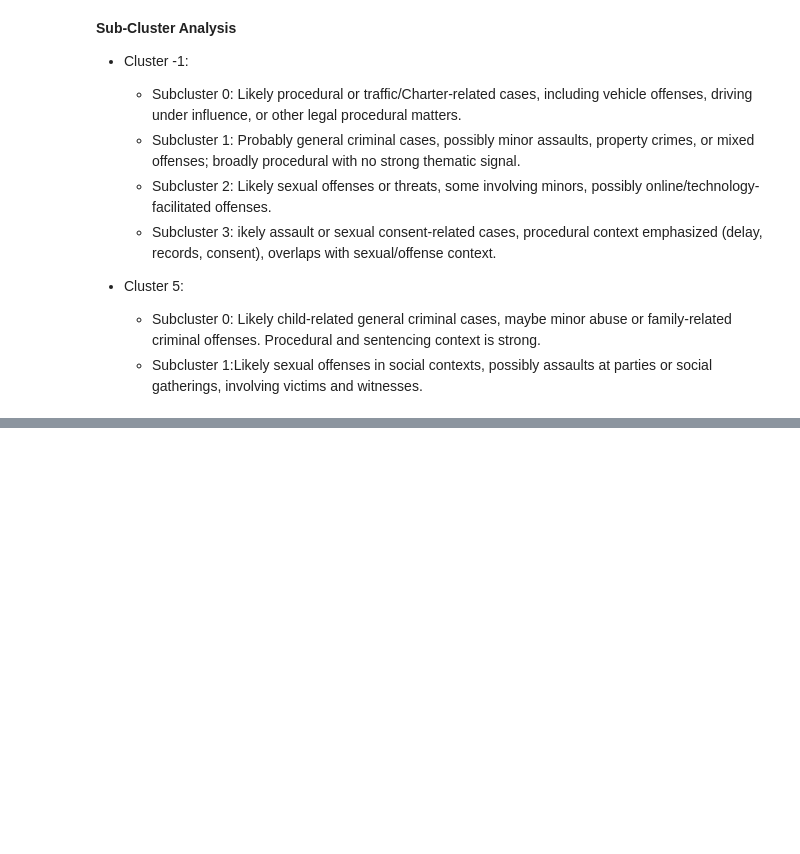
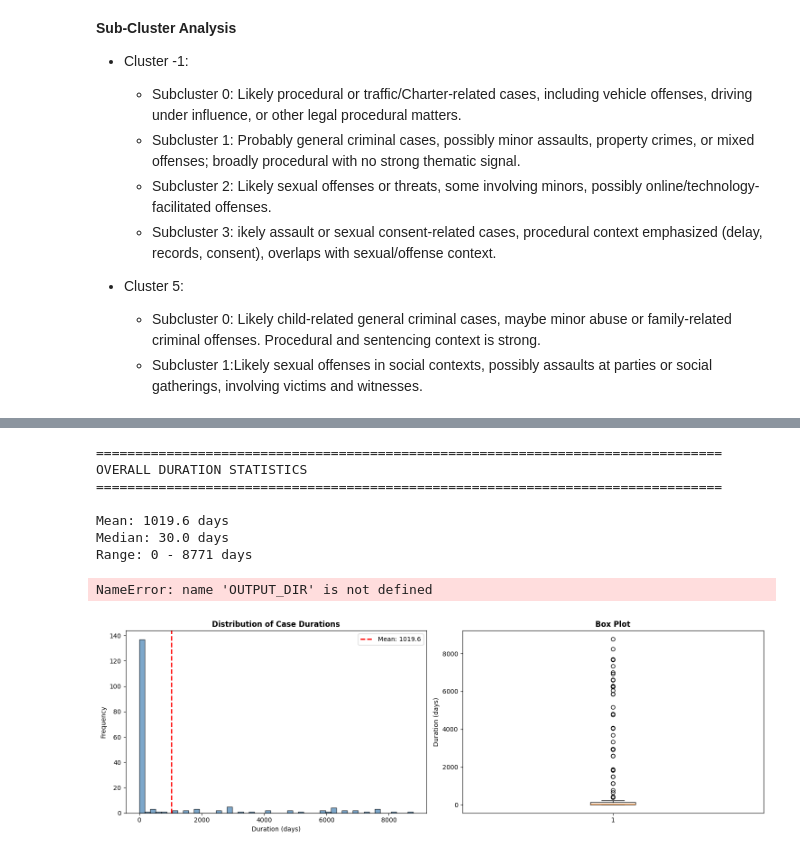
Before and after one commit to romane-lg/Ontario-Court-Cases, a Jupyter notebook: notebook.ipynb, the cells around one changed output, grey strips where cells are left out. Cells and saved outputs as stored; diff of their text form; code cells hidden in the pictures; blank space fills up the shorter version.

```diff
--- a/notebook.ipynb
+++ b/notebook.ipynb
@@ -364,0 +522,27 @@ df.head()
+# %%
+# Calculate duration from dates
+print("="*80)
+print("CALCULATING DURATION")
+print("="*80)
+
+def parse_date(date_str):
+    if pd.isna(date_str): return None
+    for fmt in ['%Y-%m-%d', '%m/%d/%Y', '%d/%m/%Y', '%Y/%m/%d', '%B %d, %Y', '%b %d, %Y']:
+        try: return pd.to_datetime(date_str, format=fmt)
+        except: continue
+    try: return pd.to_datetime(date_str)
+    except: return None
+
+df['heard_date_parsed'] = df['Heard_Date'].apply(parse_date)
+df['released_date_parsed'] = df['Released_Date'].apply(parse_date)
+df['duration'] = (df['released_date_parsed'] - df['heard_date_parsed']).dt.days
+
+# Remove negative durations
+negative_count = (df['duration'] < 0).sum()
+if negative_count > 0:
+    print(f"Removing {negative_count} cases with negative duration")
+    df.loc[df['duration'] < 0, 'duration'] = np.nan
+
+print(f"\n✓ Duration calculated for {df['duration'].notna().sum()} cases")
+print(f"\nDuration statistics:")
+print(df['duration'].describe())
@@ -364,0 +567,28 @@ df.head()
+# %%
+# Overall duration statistics
+print("="*80)
+print("OVERALL DURATION STATISTICS")
+print("="*80)
+print(f"\nMean: {df['duration'].mean():.1f} days")
+print(f"Median: {df['duration'].median():.1f} days")
+print(f"Range: {df['duration'].min():.0f} - {df['duration'].max():.0f} days")
+
+fig, axes = plt.subplots(1, 2, figsize=(15, 5))
+axes[0].hist(df['duration'].dropna(), bins=50, edgecolor='black', alpha=0.7, color='steelblue')
+axes[0].axvline(df['duration'].mean(), color='red', linestyle='--', linewidth=2, label=f'Mean: {df["duration"].mean():.1f}')
+axes[0].set_xlabel('Duration (days)'); axes[0].set_ylabel('Frequency')
+axes[0].set_title('Distribution of Case Durations', fontweight='bold'); axes[0].legend()
+axes[1].boxplot(df['duration'].dropna())
+axes[1].set_ylabel('Duration (days)'); axes[1].set_title('Box Plot', fontweight='bold')
+plt.tight_layout(); plt.savefig(f'{OUTPUT_DIR}01_overall_duration.png', dpi=300, bbox_inches='tight'); plt.show()
+print("01_overall_duration.png")
+# %% [output]
+================================================================================
+OVERALL DURATION STATISTICS
+================================================================================
+
+Mean: 1019.6 days
+Median: 30.0 days
+Range: 0 - 8771 days
+NameError: name 'OUTPUT_DIR' is not defined
+[figure, added]
```
Also changed, not shown: parts of 16 cells of this notebook.
